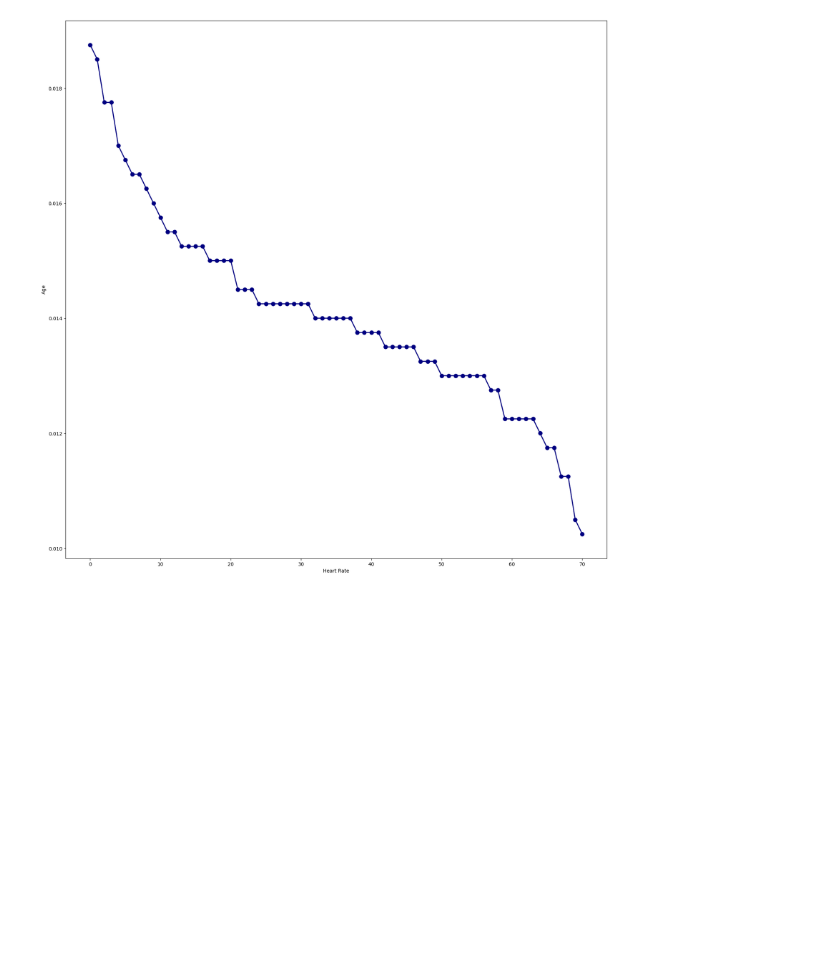
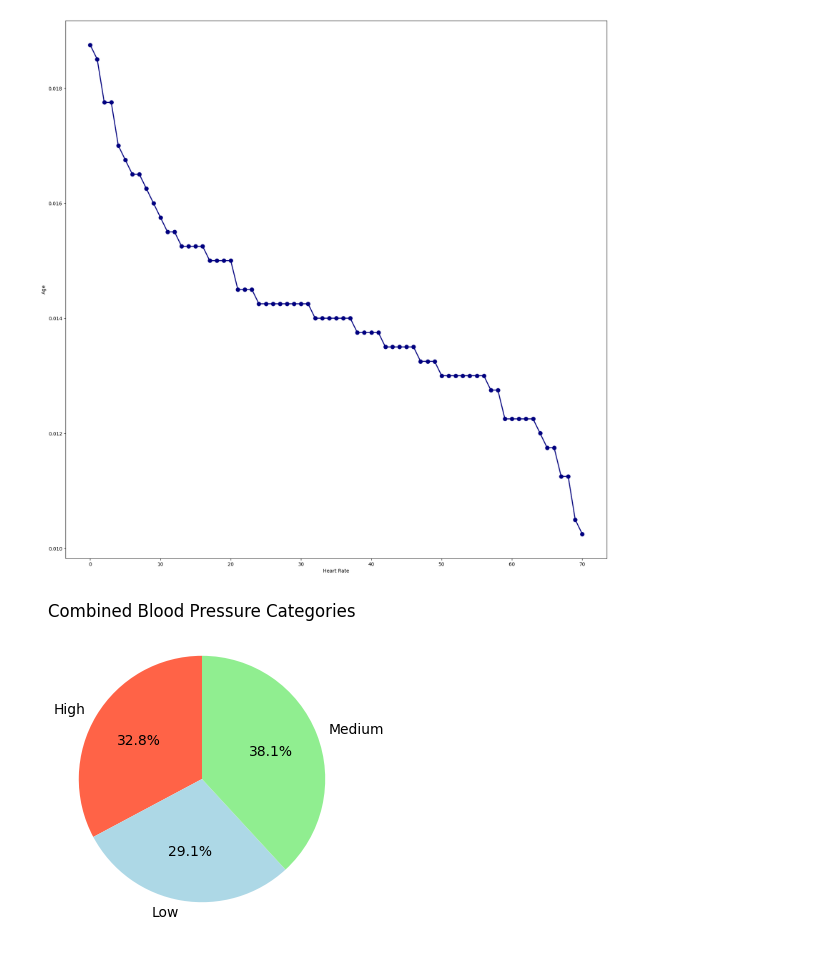
Before and after one commit to FajerAlamro/IT326-Project, a Jupyter notebook: chart.ipynb, the cells around one changed output. Saved outputs shown, nothing was run; the diff lists cells and outputs as text; code cells hidden in the pictures; blank space fills up the shorter version.

Commit message:
Charts

```diff
--- a/chart.ipynb
+++ b/chart.ipynb
@@ -149,3 +149,36 @@ plt.ylabel('Age')
 plt.show()
 # %% [output]
 [figure]
+# %%
+# تقسيمهم لاثنين كانتجر
+# 2 columns : systolic , diastolic
+df[['Systolic', 'Diastolic']] = df['Blood Pressure'].str.split('/', expand=True).astype(int)
+# %%
+# تقسيم ل3 حالات
+def categorize_bp(value):
+    if value < 90:
+        return 'Low'
+    elif 90 <= value <= 120:
+        return 'Medium'
+    else:
+        return 'High'
+# %%
+#  نسوي  كولوم جديد ونخزن فيه معلومات من الداتا فريم ونطبق عليه الشروط الي فوق
+df['Systolic Category'] = df['Systolic'].apply(categorize_bp)
+df['Diastolic Category'] = df['Diastolic'].apply(categorize_bp)
+
+#نحسب  الكاونت
+systolic_counts = df['Systolic Category'].value_counts(normalize=True) * 100
+diastolic_counts = df['Diastolic Category'].value_counts(normalize=True) * 100
+
+
+# نجمعهم كداتا فريم وحده
+combined_counts = systolic_counts.add(diastolic_counts, fill_value=0)
+# %%
+# رسم
+plt.figure(figsize=(6, 4))
+plt.pie(combined_counts, labels=combined_counts.index, autopct='%1.1f%%', startangle=90, colors=['tomato', 'lightblue', 'lightgreen'])
+plt.title('Combined Blood Pressure Categories')
+plt.show()
+# %% [output]
+[figure, added]
```
Also changed, not shown: parts of 4 cells of this notebook.
